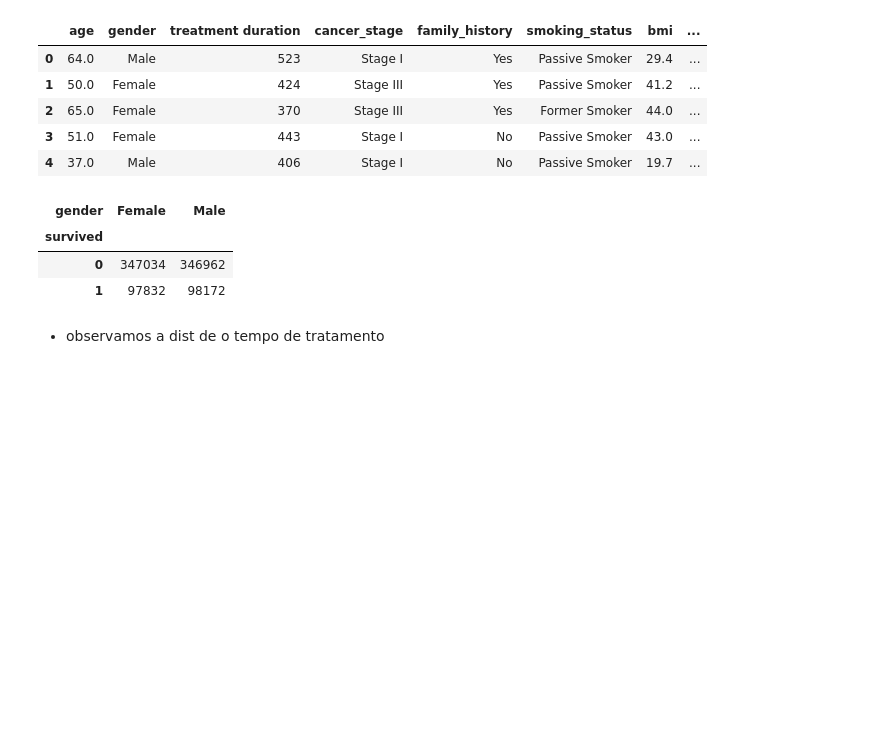
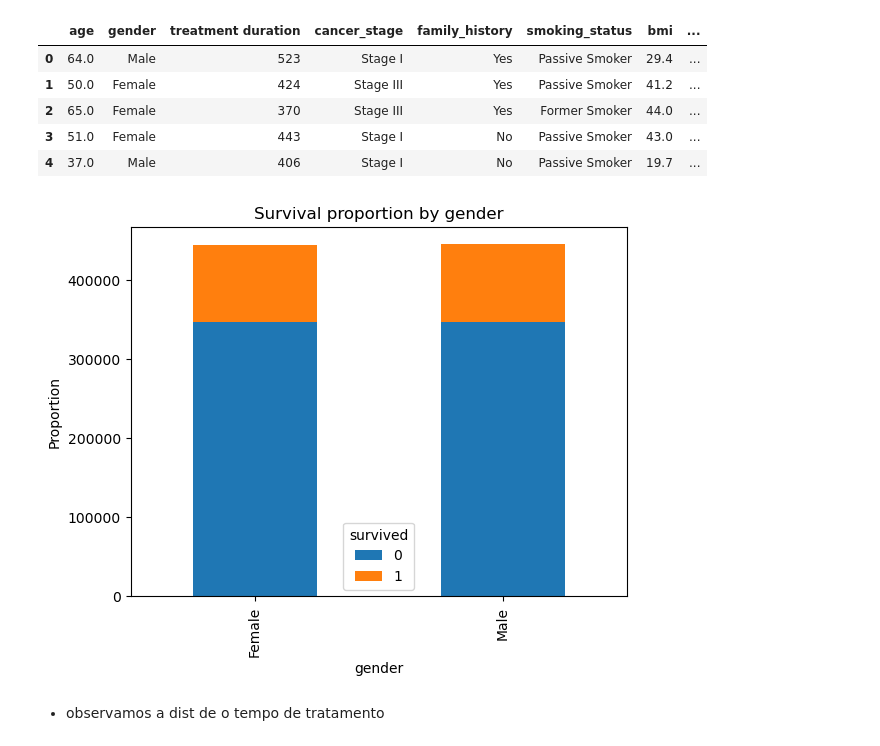
Before and after one commit to samgott123/GA036-IAM, a Jupyter notebook: EDA.ipynb, the cells around one changed output. Drawn from its saved outputs; the diff is of its cells as text; code cells hidden in the pictures; blank space fills up the shorter version.

Commit message:
eda corrected no category breaks

```diff
--- a/EDA.ipynb
+++ b/EDA.ipynb
@@ -65,6 +65,10 @@ df.duplicated().sum()
 - mudamos o tipo de dado do target de int64 para a category
 # %%
 df['survived'] = df['survived'].astype('category')
+df['hypertension'] = df['hypertension'].astype('category')
+df['asthma'] = df['asthma'].astype('category')
+df['cirrhosis'] = df['cirrhosis'].astype('category')
+df['other_cancer'] = df['other_cancer'].astype('category')
 # %% [markdown]
 - variaveis tipo object para date diagnosis_date, end_treatment_date, e criamos uma nova variavel tempo_de_tratamento
 # %% [markdown]
@@ -158,12 +162,13 @@ df.head()
 | 3 | 51.0 | Female | 443 | Stage I | No | Passive Smoker | 43.0 | ... |
 | 4 | 37.0 | Male | 406 | Stage I | No | Passive Smoker | 19.7 | ... |
 # %%
-pd.crosstab(df['survived'], df['gender'])
+ct = pd.crosstab(df['gender'], df['survived'])
+ct.plot(kind="bar", stacked=True)
+plt.title("Survival proportion by gender")
+plt.ylabel("Proportion")
+plt.show()
 # %% [output]
-| gender | Female | Male |
-| survived |  |  |
-| 0 | 347034 | 346962 |
-| 1 | 97832 | 98172 |
+[figure, added]
 # %% [markdown]
 - observamos a dist de o tempo de tratamento
 # %%
```
Also changed, not shown: parts of 11 cells of this notebook.
